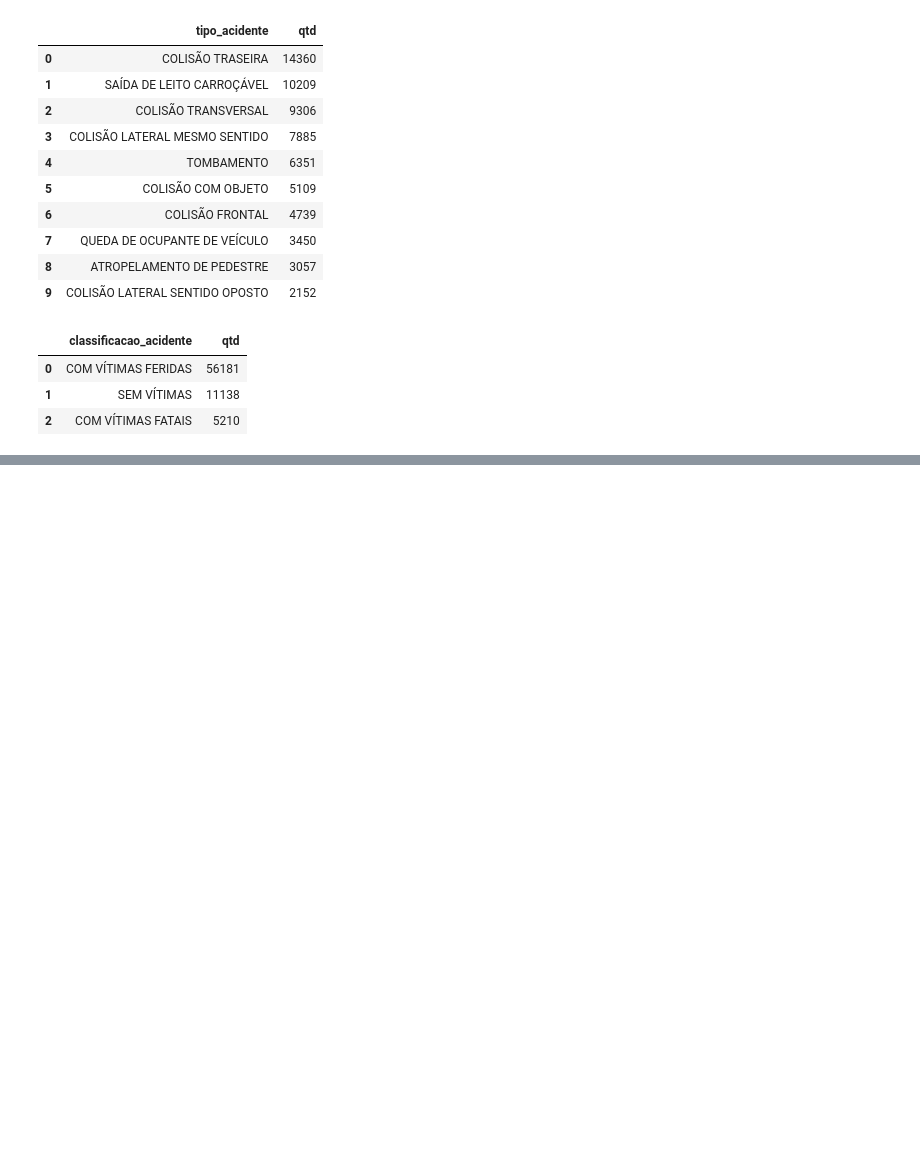
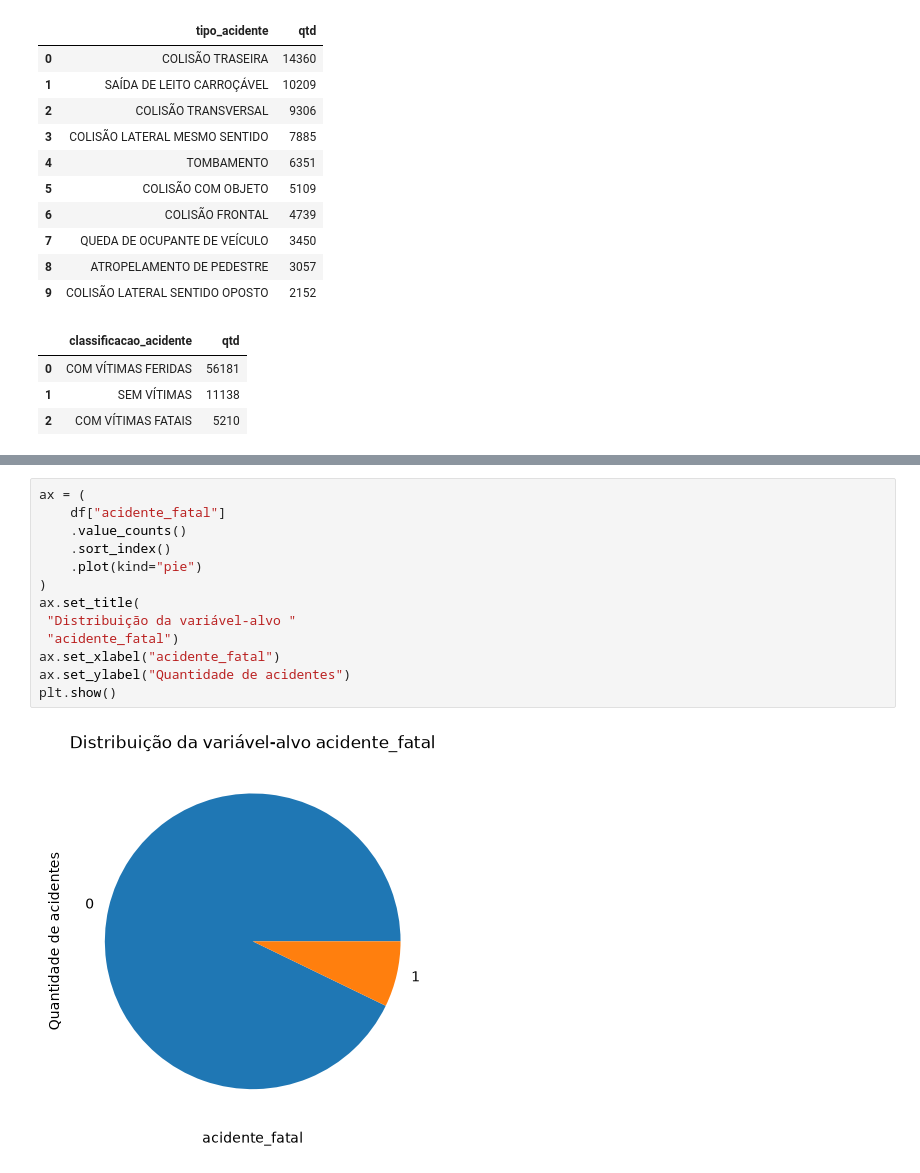
Before and after one commit to marjunior182/FAP-2026-AnaliseDados, a Jupyter notebook: notebook/modulo04.ipynb, the cells around one changed output, grey strips where cells are left out. Saved outputs shown, nothing was run; the diff lists cells and outputs as text; blank space fills up the shorter version.

```diff
--- a/notebook/modulo04.ipynb
+++ b/notebook/modulo04.ipynb
@@ -582,0 +660,15 @@ display(ranking_categoria(df, "classificacao_acidente", 10))
+# %%
+ax = (
+    df["acidente_fatal"]
+    .value_counts()
+    .sort_index()
+    .plot(kind="pie")
+)
+ax.set_title(
+ "Distribuição da variável-alvo "
+ "acidente_fatal")
+ax.set_xlabel("acidente_fatal")
+ax.set_ylabel("Quantidade de acidentes")
+plt.show()
+# %% [output]
+[figure, added]
```
Also changed, not shown: parts of 10 cells of this notebook.
